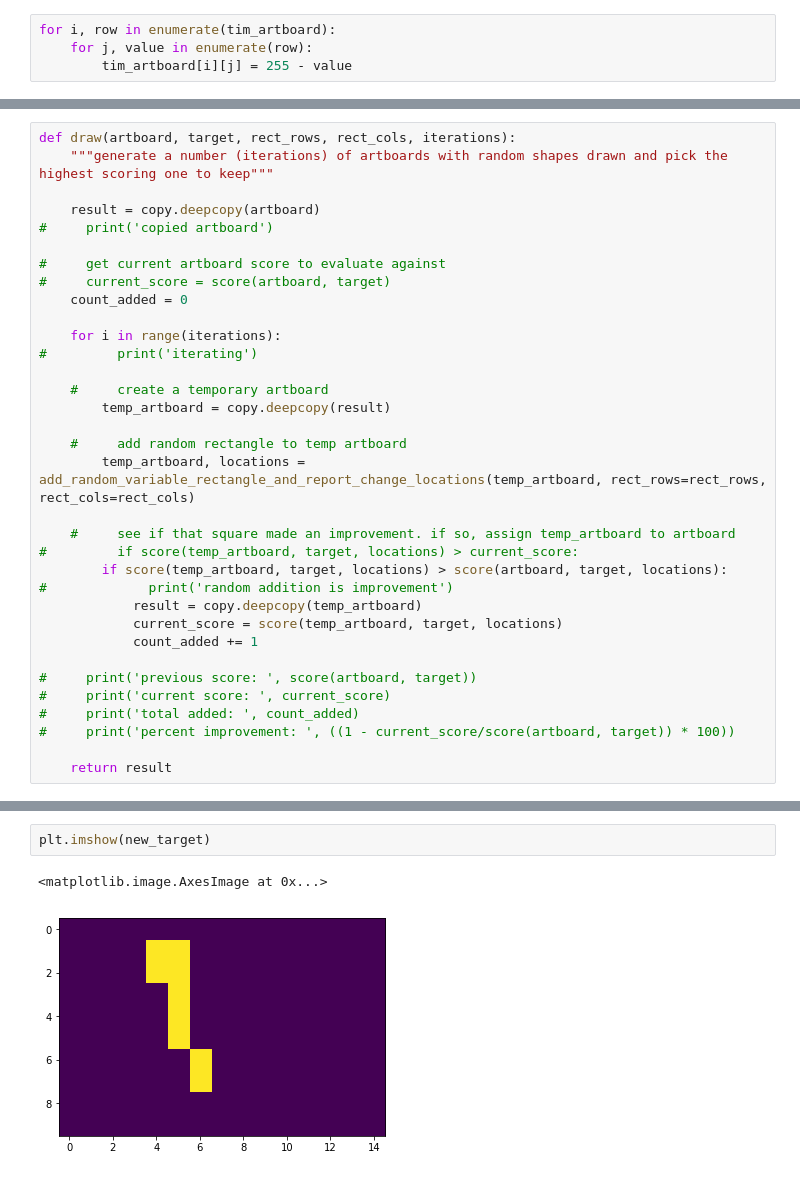
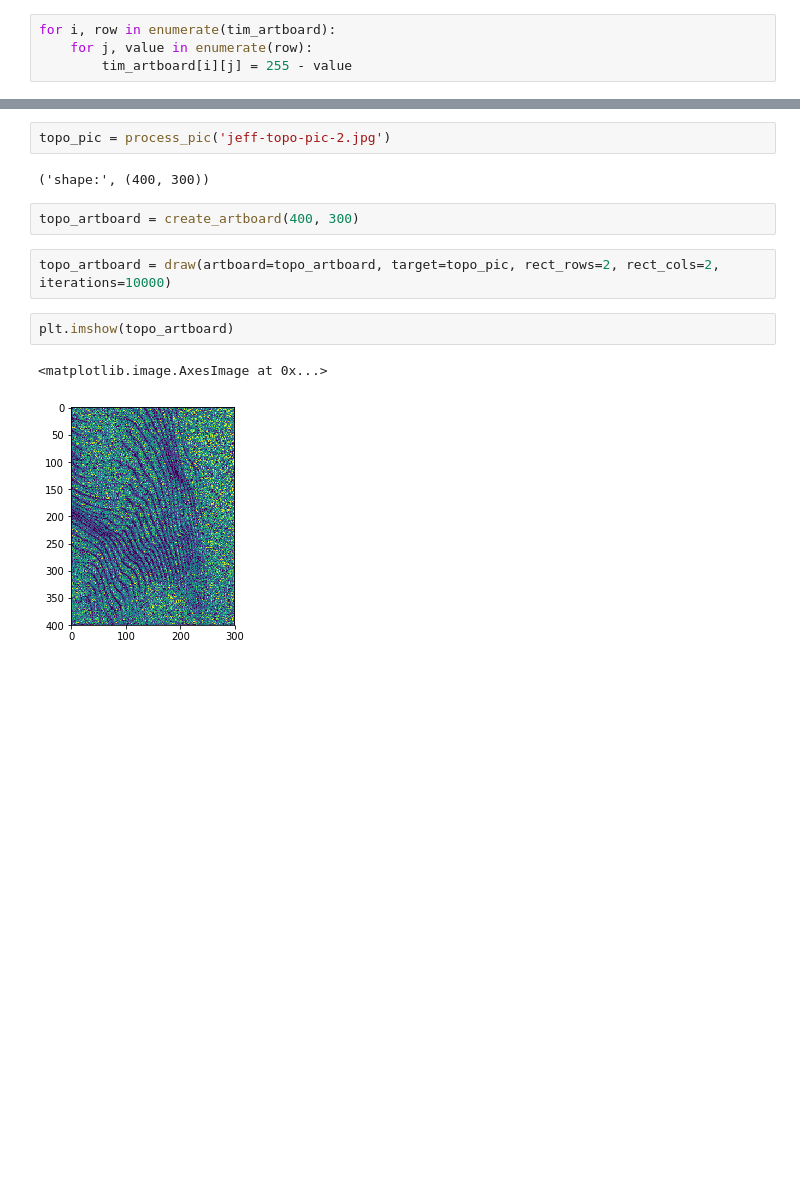
Before and after one commit to zgarsh/generative-art, a Jupyter notebook: learned-drawings.ipynb, the cells around one changed output, grey strips where cells are left out. Cells and saved outputs as stored; diff of their text form; blank space fills up the shorter version.

```diff
--- a/learned-drawings.ipynb
+++ b/learned-drawings.ipynb
@@ -211,34 +157,0 @@ def add_random_variable_rectangle_and_report_change_locations(artboard, rect_row
-# %%
-def draw(artboard, target, rect_rows, rect_cols, iterations):
-    """generate a number (iterations) of artboards with random shapes drawn and pick the highest scoring one to keep"""
-
-    result = copy.deepcopy(artboard)
-#     print('copied artboard')
-
-#     get current artboard score to evaluate against
-#     current_score = score(artboard, target)
-    count_added = 0
-
-    for i in range(iterations):
-#         print('iterating')
-
-    #     create a temporary artboard
-        temp_artboard = copy.deepcopy(result)
-
-    #     add random rectangle to temp artboard
-        temp_artboard, locations = add_random_variable_rectangle_and_report_change_locations(temp_artboard, rect_rows=rect_rows, rect_cols=rect_cols)
-
-    #     see if that square made an improvement. if so, assign temp_artboard to artboard
-#         if score(temp_artboard, target, locations) > current_score:
-        if score(temp_artboard, target, locations) > score(artboard, target, locations):
-#             print('random addition is improvement')
-            result = copy.deepcopy(temp_artboard)
-            current_score = score(temp_artboard, target, locations)
-            count_added += 1
-
-#     print('previous score: ', score(artboard, target))
-#     print('current score: ', current_score)
-#     print('total added: ', count_added)
-#     print('percent improvement: ', ((1 - current_score/score(artboard, target)) * 100))
-
-    return result
@@ -315,5 +171,13 @@ new_target = np.array([[0., 0., 0., 0., 0., 0., 0., 0., 0., 0., 0., 0., 0., 0.,
+# %%
+topo_pic = process_pic('jeff-topo-pic-2.jpg')
+# %% [output]
+('shape:', (400, 300))
+# %%
+topo_artboard = create_artboard(400, 300)
+# %%
+topo_artboard = draw(artboard=topo_artboard, target=topo_pic, rect_rows=2, rect_cols=2, iterations=10000)
 # %%
-plt.imshow(new_target)
+plt.imshow(topo_artboard)
 # %% [output]
 <matplotlib.image.AxesImage at 0x...>
-[figure, old version]
+[figure, new version]
```
Also changed, not shown: parts of 24 cells of this notebook.
